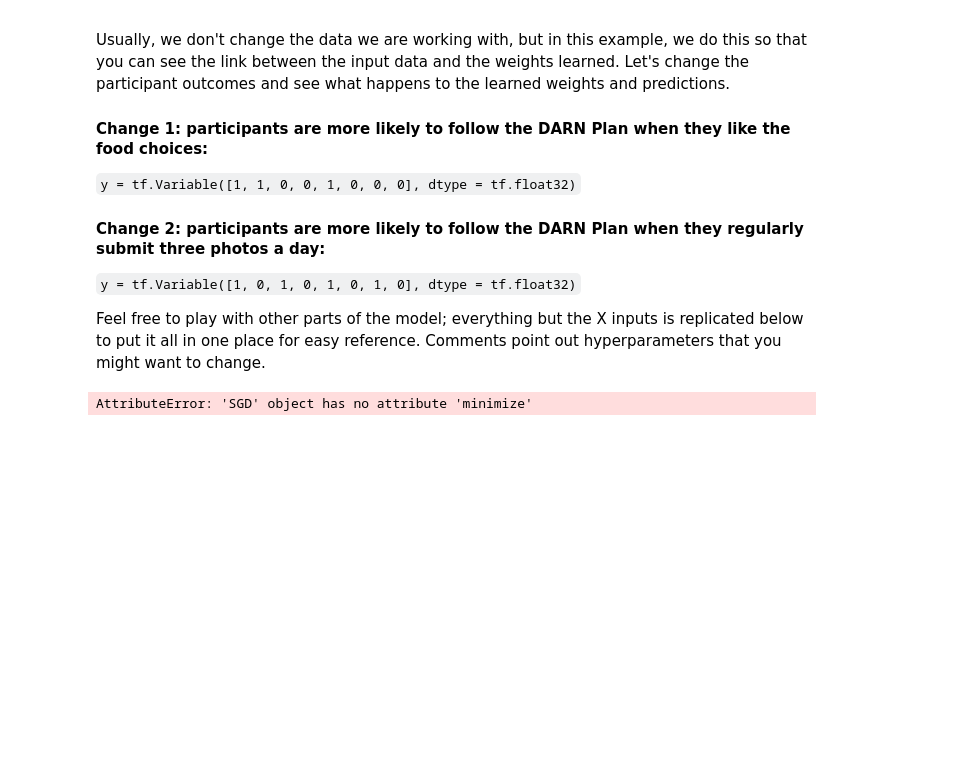
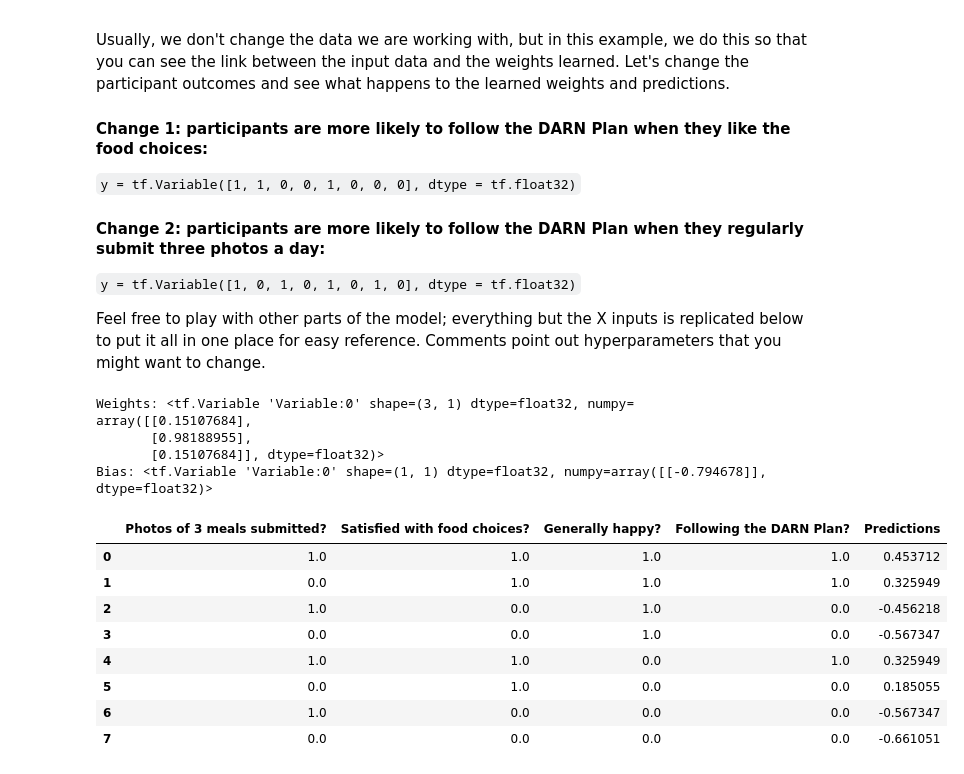
Before and after one commit to krmiller678/deep_learning, a Jupyter notebook: 02.1_code_a_perceptron.ipynb, the cells around one changed output. Saved outputs shown, nothing was run; the diff lists cells and outputs as text; code cells hidden in the pictures; blank space fills up the shorter version.

Commit message:
Updated perceptron code to use proper keras optimizer minimization.

```diff
--- a/02.1_code_a_perceptron.ipynb
+++ b/02.1_code_a_perceptron.ipynb
@@ -223,9 +223,3 @@ An [epoch](https://developers.google.com/machine-learning/glossary#epoch) is a c
 > The block also uses a special Python function called a `lambda` function. These are functions that can be
 > written as a single line of code. [Click here for more
 > details](https://docs.python.org/3/tutorial/controlflow.html#lambda-expressions).
-# %%
-no_of_epochs = 1000
-
-for n in range(no_of_epochs):
-    loss = lambda:abs(tf.reduce_mean(tf.nn.sigmoid_cross_entropy_with_logits(labels = y, logits = perceptron(X))))
-    optimizer.minimize(loss, [W, B])
@@ -234,3 +226,17 @@ AttributeError: 'SGD' object has no attribute 'minimize'
+# %%
+no_of_epochs = 1000
+
+# Define the loss function here, as it's called inside the loop
+loss = lambda:abs(tf.reduce_mean(tf.nn.sigmoid_cross_entropy_with_logits(labels = y, logits = perceptron(X))))
+
+for n in range(no_of_epochs):
+    with tf.GradientTape() as tape:
+        # Calculate the loss within the GradientTape context
+        loss_value = loss()
+    # Compute gradients of the loss with respect to the trainable variables W and B
+    gradients = tape.gradient(loss_value, [W, B])
+    # Apply the computed gradients to update W and B
+    optimizer.apply_gradients(zip(gradients, [W, B]))
 # %% [markdown]
 ## 10. Print the weights
 <img alt="AI Generated cartoon of happy people eating healthy food." src="https://github.com/krmiller678/deep_learning/blob/main/images/happy_people.jpg?raw=1" align="right" width="300">
@@ -340,36 +346,51 @@ output_size = 1
 W = tf.Variable(tf.zeros([num_features, output_size]), dtype = tf.float32)
 
 ## From step 6
 B = tf.Variable(tf.zeros([output_size, 1]), dtype = tf.float32)
 
 ## From step 7
 def perceptron(X):
     z = tf.add(tf.matmul(X, W), B)
     output = tf.tanh(z)                  # Activation function is a good hyperparameter to change
     return output
 
 ## From step 8
 learning_rate = 0.01  # Learning rate is a good hyperparameter to change
 optimizer = tf.optimizers.SGD(learning_rate)
 
 ## From step 9
 no_of_epochs = 1000  # Number of epochs is a good hyperparameter to change
 
 for n in range(no_of_epochs):
-    loss = lambda:abs(tf.reduce_mean(tf.nn.sigmoid_cross_entropy_with_logits(labels = y, logits = perceptron(X))))
-    optimizer.minimize(loss, [W, B])
+    with tf.GradientTape() as tape:
+        loss_value = abs(tf.reduce_mean(tf.nn.sigmoid_cross_entropy_with_logits(labels = y, logits = perceptron(X))))
+    gradients = tape.gradient(loss_value, [W, B])
+    optimizer.apply_gradients(zip(gradients, [W, B]))
 
 ## From steps 10 on, printing the output
 print(f'Weights: {W}')
 print(f'Bias: {B}')
 
 X_df = pd.DataFrame(X.numpy(), columns=['Photos of 3 meals submitted?', 'Satisfied with food choices?', 'Generally happy?'])
 y_df = pd.DataFrame(y.numpy(), columns=['Following the DARN Plan?'])
 pred_df = pd.DataFrame(perceptron(X).numpy(), columns=['Predictions'])
 df = pd.concat([X_df, y_df, pred_df], axis=1)
 df
 # %% [output]
-AttributeError: 'SGD' object has no attribute 'minimize'
+Weights: <tf.Variable 'Variable:0' shape=(3, 1) dtype=float32, numpy=
+array([[0.15107684],
+       [0.98188955],
+       [0.15107684]], dtype=float32)>
+Bias: <tf.Variable 'Variable:0' shape=(1, 1) dtype=float32, numpy=array([[-0.794678]], dtype=float32)>
+|  | Photos of 3 meals submitted? | Satisfied with food choices? | Generally happy? | Following the DARN Plan? | Predictions |
+| 0 | 1.0 | 1.0 | 1.0 | 1.0 | 0.453712 |
+| 1 | 0.0 | 1.0 | 1.0 | 1.0 | 0.325949 |
+| 2 | 1.0 | 0.0 | 1.0 | 0.0 | -0.456218 |
+| 3 | 0.0 | 0.0 | 1.0 | 0.0 | -0.567347 |
+| 4 | 1.0 | 1.0 | 0.0 | 1.0 | 0.325949 |
+| 5 | 0.0 | 1.0 | 0.0 | 0.0 | 0.185055 |
+| 6 | 1.0 | 0.0 | 0.0 | 0.0 | -0.567347 |
+| 7 | 0.0 | 0.0 | 0.0 | 0.0 | -0.661051 |
 # %% [markdown]
 ## Before continuing
 ###  <img src='https://github.com/krmiller678/deep_learning/blob/main/images/alert_icon.svg?raw=1' alt="Alert icon" width=40 align=center> Alert!
```
Also changed, not shown: parts of 9 cells of this notebook.
